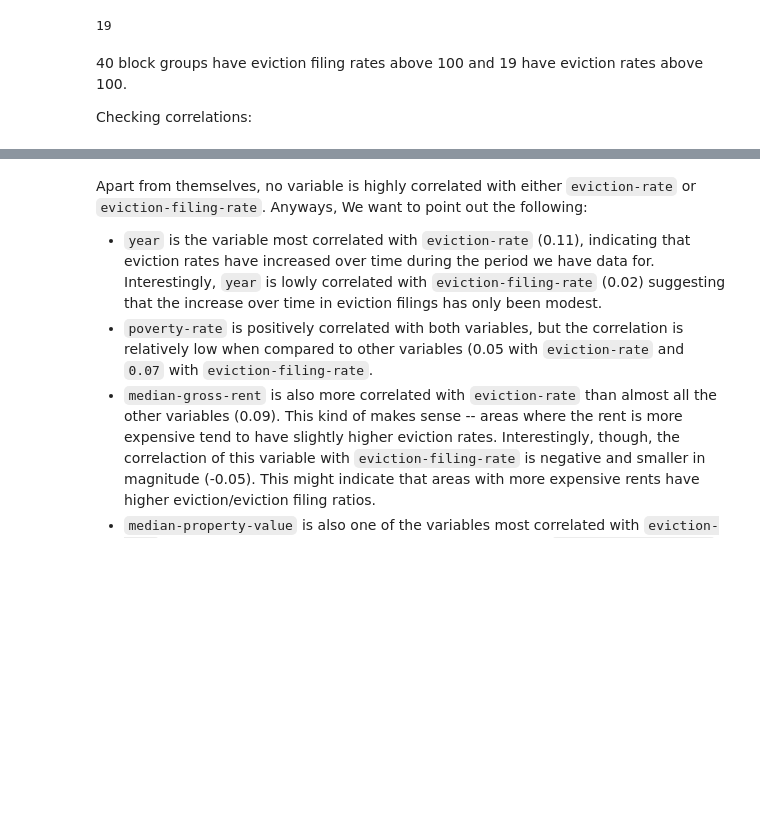
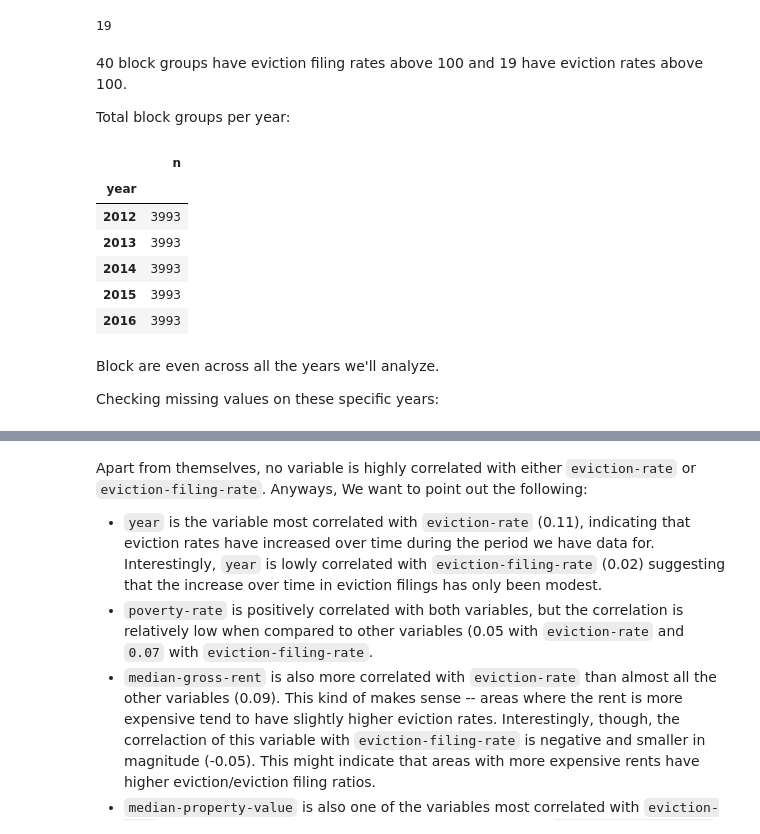
Before and after one commit to luisesanmartin/ml-eviction-chicago, a Jupyter notebook: notebooks/Data exploration - block groups.ipynb, the cells around one changed output, grey strips where cells are left out. Cells and saved outputs as stored; diff of their text form; code cells hidden in the pictures; blank space fills up the shorter version.

```diff
--- a/notebooks/Data exploration - block groups.ipynb
+++ b/notebooks/Data exploration - block groups.ipynb
@@ -182,4 +182,20 @@ len(df[df['eviction-rate'] > 100])
 # %% [markdown]
 40 block groups have eviction filing rates above 100 and 19 have eviction rates above 100.
 
-Checking correlations:
+Total block groups per year:
+# %%
+df_count = df[df['year'] > 2011][['year']]
+df_count['n'] = 1
+df_count.groupby('year').sum()
+# %% [output]
+|  | n |
+| year |  |
+| 2012 | 3993 |
+| 2013 | 3993 |
+| 2014 | 3993 |
+| 2015 | 3993 |
+| 2016 | 3993 |
+# %% [markdown]
+Block are even across all the years we'll analyze.
+
+Checking missing values on these specific years:
```
Also changed, not shown: parts of 5 cells of this notebook.
